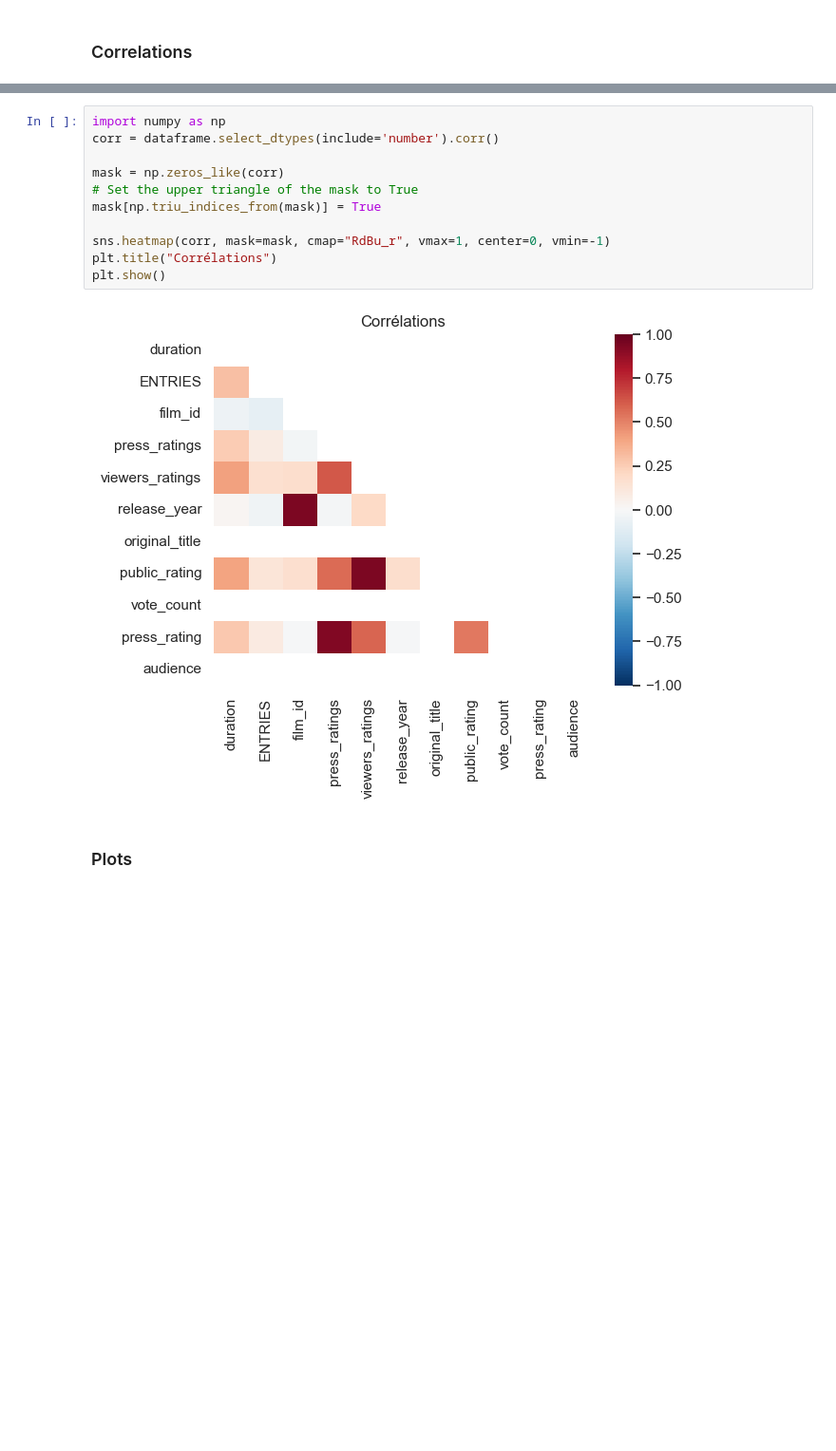
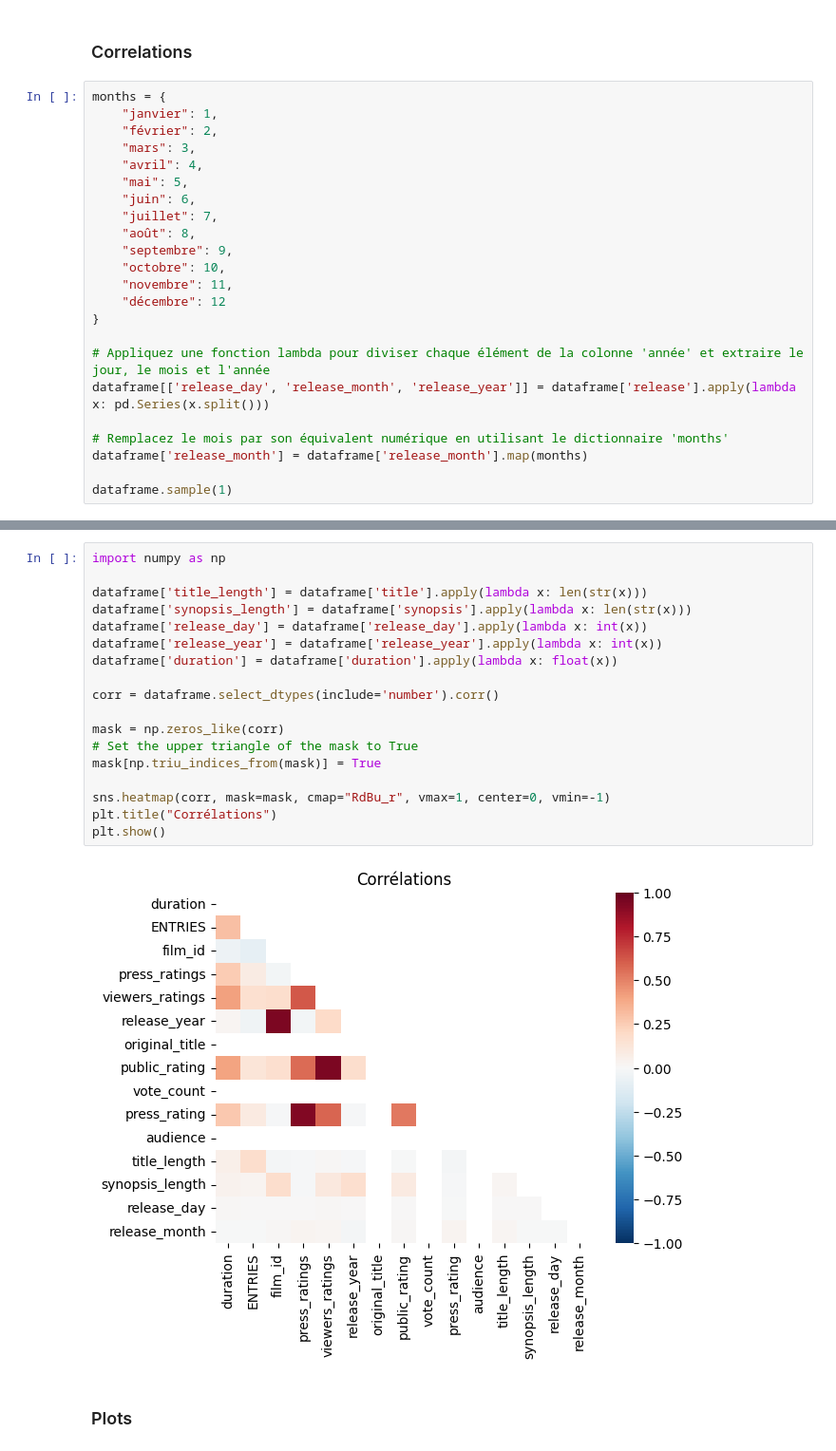
Before and after one commit to t7bo/BOX, a Jupyter notebook: eda/EDA.ipynb, the cells around one changed output, grey strips where cells are left out. Shown: that part at 95% size. Saved outputs shown, nothing was run; the diff lists cells and outputs as text; blank space fills up the shorter version.

```diff
--- a/eda/EDA.ipynb
+++ b/eda/EDA.ipynb
@@ -669,3 +669,26 @@ plt.show()
 ## Bivariate Analysis
 # %% [markdown]
 ### Correlations
+# %%
+months = {
+    "janvier": 1,
+    "février": 2,
+    "mars": 3,
+    "avril": 4,
+    "mai": 5,
+    "juin": 6,
+    "juillet": 7,
+    "août": 8,
+    "septembre": 9,
+    "octobre": 10,
+    "novembre": 11,
+    "décembre": 12
+}
+
+# Appliquez une fonction lambda pour diviser chaque élément de la colonne 'année' et extraire le jour, le mois et l'année
+dataframe[['release_day', 'release_month', 'release_year']] = dataframe['release'].apply(lambda x: pd.Series(x.split()))
+
+# Remplacez le mois par son équivalent numérique en utilisant le dictionnaire 'months'
+dataframe['release_month'] = dataframe['release_month'].map(months)
+
+dataframe.sample(1)
@@ -672,16 +699,23 @@ plt.show()
 # %%
 import numpy as np
+
+dataframe['title_length'] = dataframe['title'].apply(lambda x: len(str(x)))
+dataframe['synopsis_length'] = dataframe['synopsis'].apply(lambda x: len(str(x)))
+dataframe['release_day'] = dataframe['release_day'].apply(lambda x: int(x))
+dataframe['release_year'] = dataframe['release_year'].apply(lambda x: int(x))
+dataframe['duration'] = dataframe['duration'].apply(lambda x: float(x))
+
 corr = dataframe.select_dtypes(include='number').corr()
 
 mask = np.zeros_like(corr)
 # Set the upper triangle of the mask to True
 mask[np.triu_indices_from(mask)] = True
 
 sns.heatmap(corr, mask=mask, cmap="RdBu_r", vmax=1, center=0, vmin=-1)
 plt.title("Corrélations")
 plt.show()
 # %% [output]
-[figure, old version]
+[figure, new version]
 # %% [markdown]
 ### Plots
 # %%
```
Also changed, not shown: parts of 1 cell of this notebook, 9 other files.
